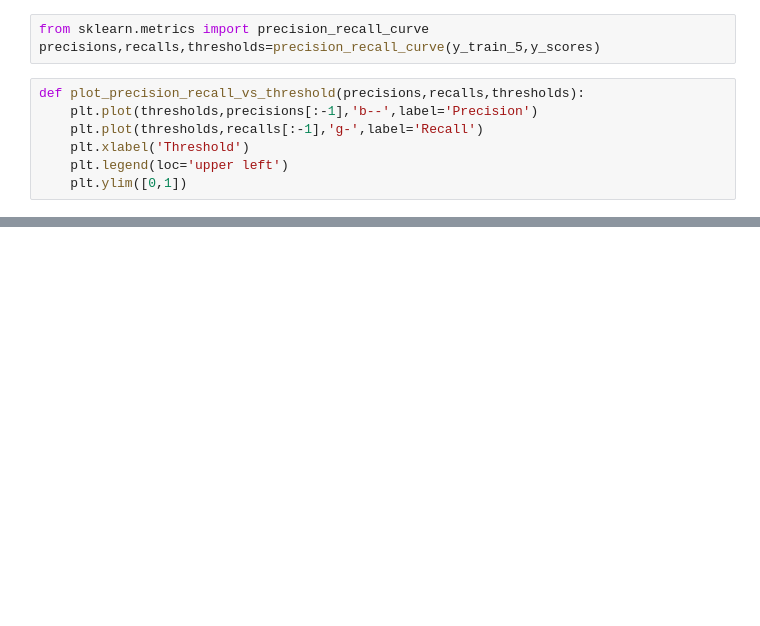
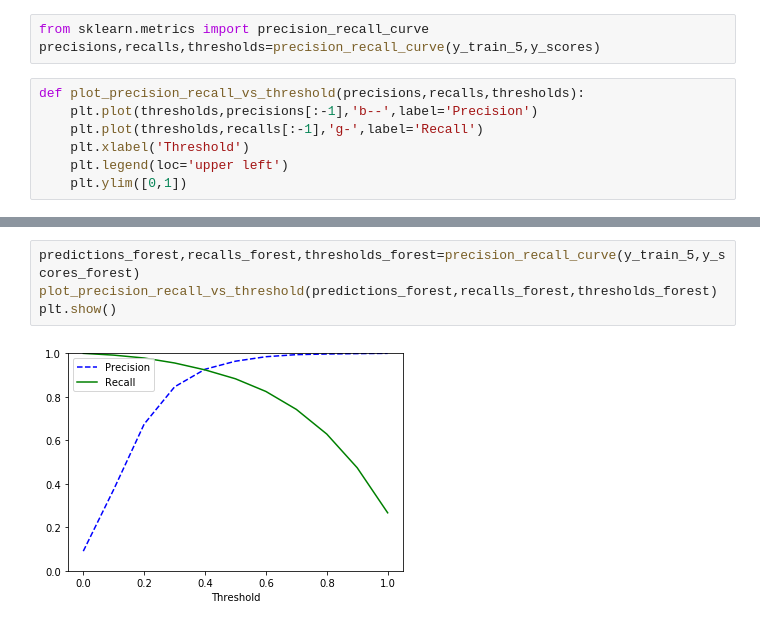
Before and after one commit to frankbreetz/mk, a Jupyter notebook: Classification.ipynb, the cells around one changed output, grey strips where cells are left out. Cells and saved outputs as stored; diff of their text form; blank space fills up the shorter version.

```diff
--- a/Classification.ipynb
+++ b/Classification.ipynb
@@ -166,0 +218,6 @@ recall_score(y_train_5,y_train_pred_90)
+# %%
+predictions_forest,recalls_forest,thresholds_forest=precision_recall_curve(y_train_5,y_scores_forest)
+plot_precision_recall_vs_threshold(predictions_forest,recalls_forest,thresholds_forest)
+plt.show()
+# %% [output]
+[figure, added]
```
Also changed, not shown: parts of 19 cells of this notebook.
